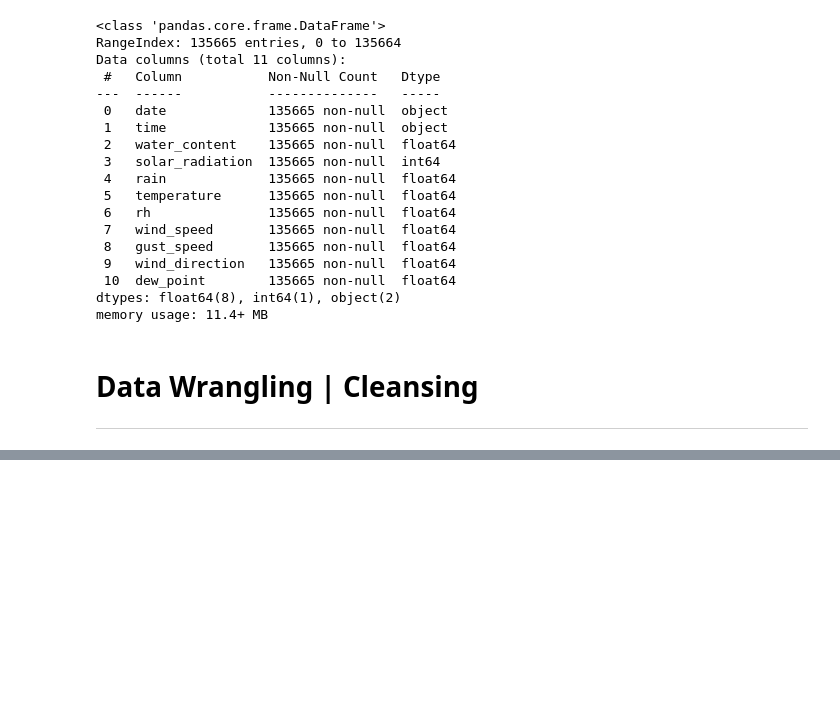
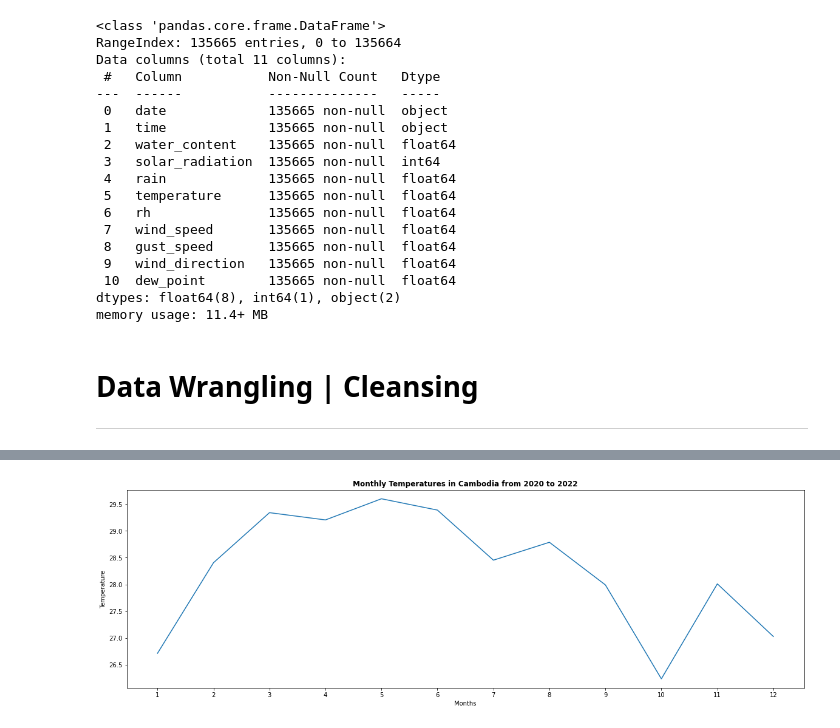
Before and after one commit to votanasrey/Cambodia_Weather_Forcasting_Prediction_With_Time_Series, a Jupyter notebook: modelings/phnompenh_datamodelling_votana.ipynb, the cells around one changed output, grey strips where cells are left out. Saved outputs shown, nothing was run; the diff lists cells and outputs as text; code cells hidden in the pictures; blank space fills up the shorter version.

```diff
--- a/modelings/phnompenh_datamodelling_votana.ipynb
+++ b/modelings/phnompenh_datamodelling_votana.ipynb
@@ -224,0 +278,16 @@ line_plot(data.date.index, data.temperature, "The Water Content of Phnom Penh fr
+# %%
+# we are going to create a pivot table to plot the monthly temperatures through the years
+
+tem['month'] = tem.index.month
+tem['year'] = tem.index.year
+pivot = pd.pivot_table(tem, values='temperature', index='month', columns='year', aggfunc='mean')
+
+monthly_seasonality = pivot.mean(axis=1)
+monthly_seasonality.plot(figsize=(20,6))
+plt.title('Monthly Temperatures in Cambodia from 2020 to 2022', fontweight='bold')
+plt.xlabel('Months')
+plt.ylabel('Temperature')
+plt.xticks([x for x in range(1,13)])
+plt.show()
+# %% [output]
+[figure, added]
```
Also changed, not shown: parts of 37 cells of this notebook.
